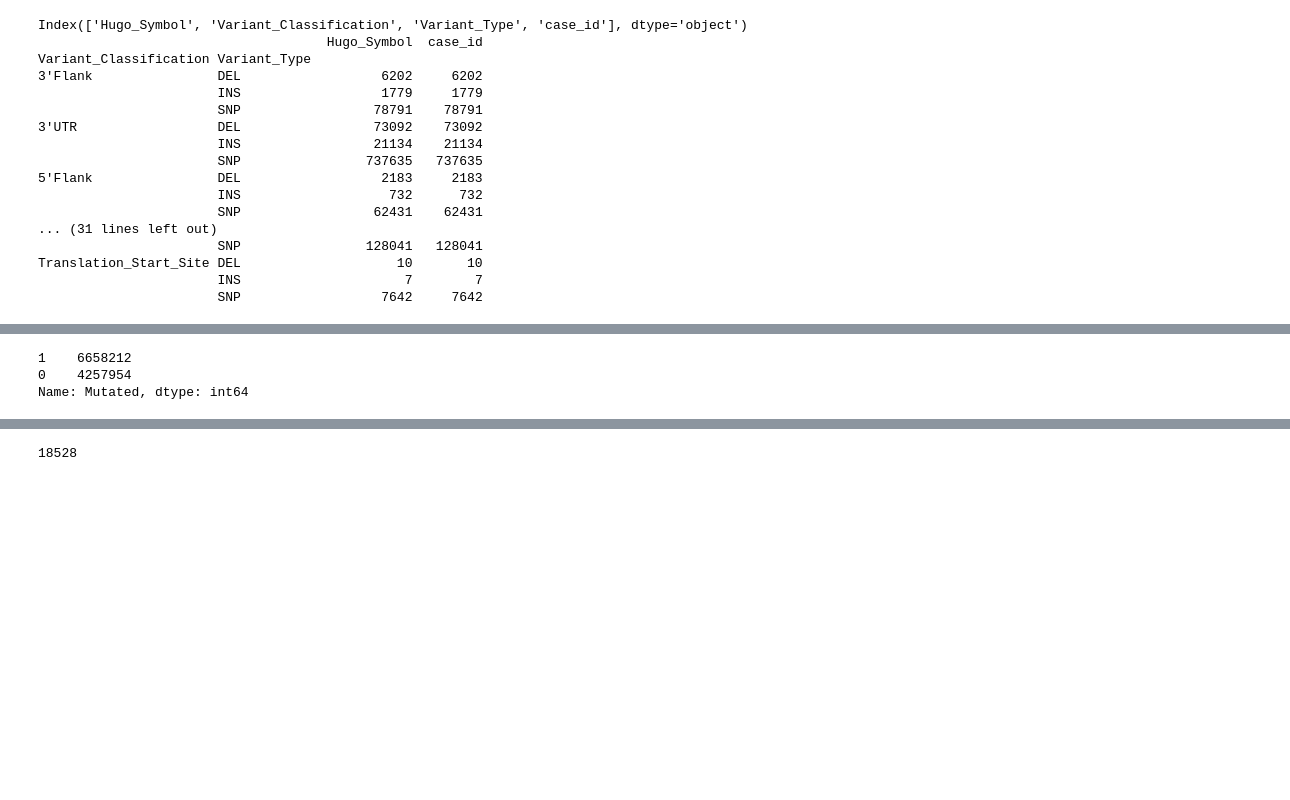
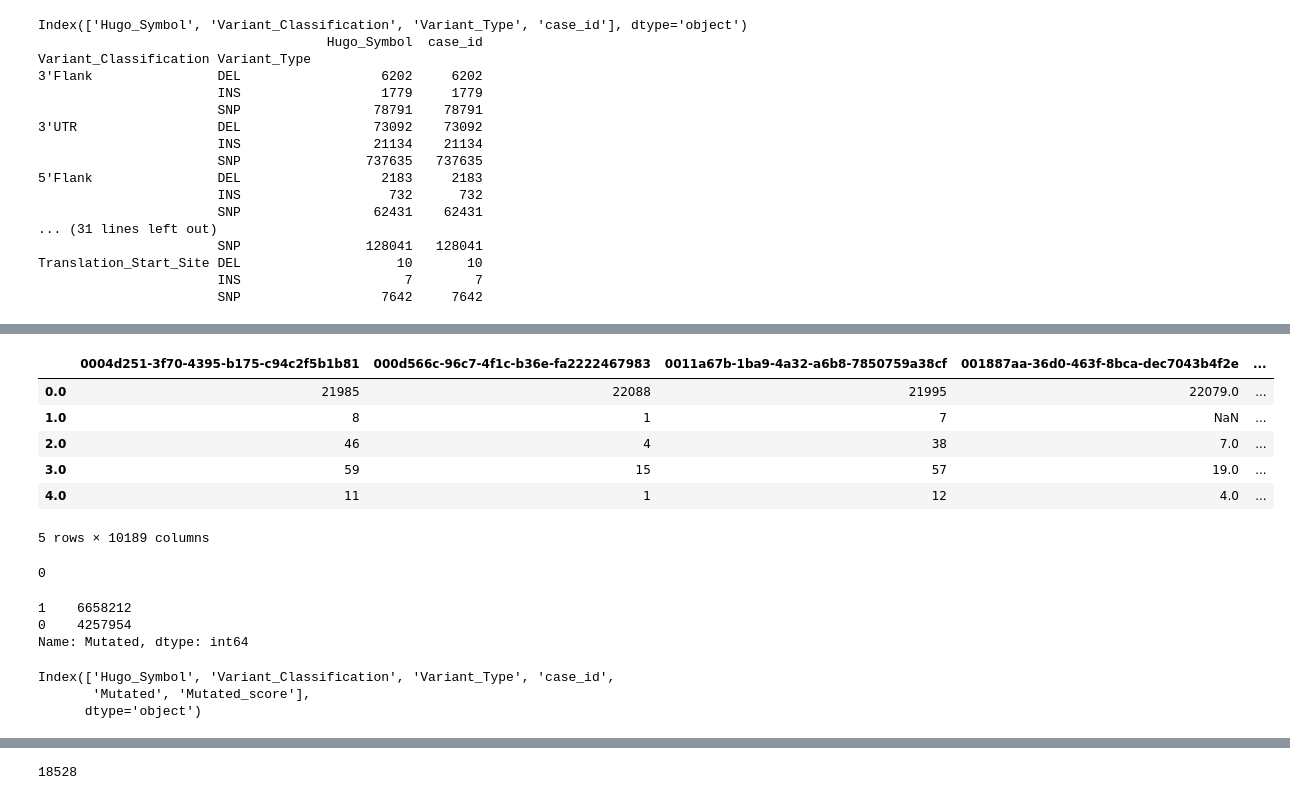
Before and after one commit to auriml/gen_drug, a Jupyter notebook: gen_drug_preprocessing.ipynb, the cells around one changed output, grey strips where cells are left out. Cells and saved outputs as stored; diff of their text form; code cells hidden in the pictures; blank space fills up the shorter version.

```diff
--- a/gen_drug_preprocessing.ipynb
+++ b/gen_drug_preprocessing.ipynb
@@ -310,7 +452,27 @@ TCGA_maf_read.loc[TCGA_maf_read['Variant_Classification'].isin(mutated),'Mutated
+# %%
+TCGA_maf_score_matrix.apply(pd.value_counts)
+# %% [output]
+|  | 0004d251-3f70-4395-b175-c94c2f5b1b81 | 000d566c-96c7-4f1c-b36e-fa2222467983 | 0011a67b-1ba9-4a32-a6b8-7850759a38cf | 001887aa-36d0-463f-8bca-dec7043b4f2e | ... |
+| 0.0 | 21985 | 22088 | 21995 | 22079.0 | ... |
+| 1.0 | 8 | 1 | 7 | NaN | ... |
+| 2.0 | 46 | 4 | 38 | 7.0 | ... |
+| 3.0 | 59 | 15 | 57 | 19.0 | ... |
+| 4.0 | 11 | 1 | 12 | 4.0 | ... |
+5 rows × 10189 columns
+# %%
+TCGA_maf_score_matrix.isna().sum().sum()
+# %% [output]
+0
 # %%
 TCGA_maf_read.Mutated.value_counts()
 # %% [output]
 1    6658212
 0    4257954
 Name: Mutated, dtype: int64
+# %%
+TCGA_maf_read.columns
+# %% [output]
+Index(['Hugo_Symbol', 'Variant_Classification', 'Variant_Type', 'case_id',
+       'Mutated', 'Mutated_score'],
+      dtype='object')
 # %%
```
Also changed, not shown: parts of 31 cells of this notebook.
